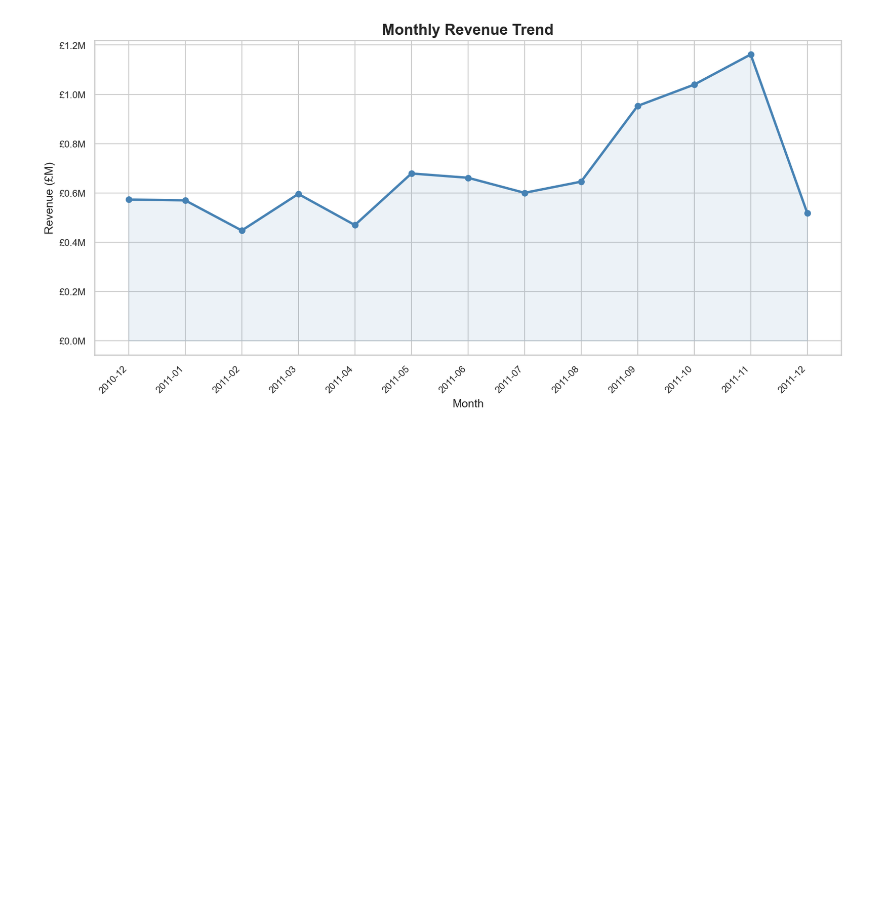
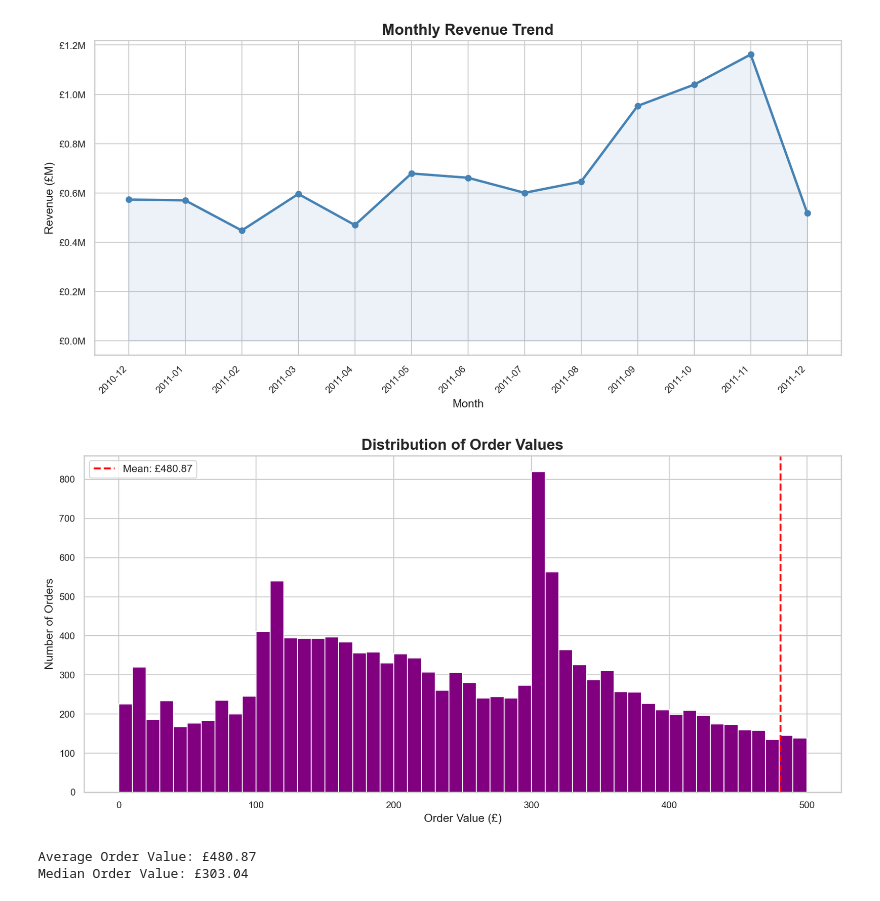
Before and after one commit to piotrekbz/ecomdata, a Jupyter notebook: anylysis.ipynb, the cells around one changed output. Drawn from its saved outputs; the diff is of its cells as text; code cells hidden in the pictures; blank space fills up the shorter version.

Commit message:
average orders

```diff
--- a/anylysis.ipynb
+++ b/anylysis.ipynb
@@ -130,3 +130,24 @@ plt.savefig('images/monthly_revenue.png')
 plt.show()
 # %% [output]
 [figure]
+# %%
+avg_order_value = df.groupby('InvoiceNo')['Revenue'].sum()
+
+fig, ax = plt.subplots()
+ax.hist(avg_order_value, bins=50, color="purple", edgecolor='white', range=(0, 500))
+
+ax.set_title('Distribution of Order Values')
+ax.set_xlabel('Order Value (£)')
+ax.set_ylabel('Number of Orders')
+ax.axvline(avg_order_value.mean(), color='red', linestyle='--', linewidth=2, label=f'Mean: £{avg_order_value.mean():.2f}')
+ax.legend()
+plt.tight_layout()
+plt.savefig('images/order_value_dist.png')
+plt.show()
+
+print(f"Average Order Value: £{avg_order_value.mean():.2f}")
+print(f"Median Order Value: £{avg_order_value.median():.2f}")
+# %% [output]
+[figure, added]
+Average Order Value: £480.87
+Median Order Value: £303.04
```
Also changed, not shown: parts of 1 cell of this notebook, 2 other files.
